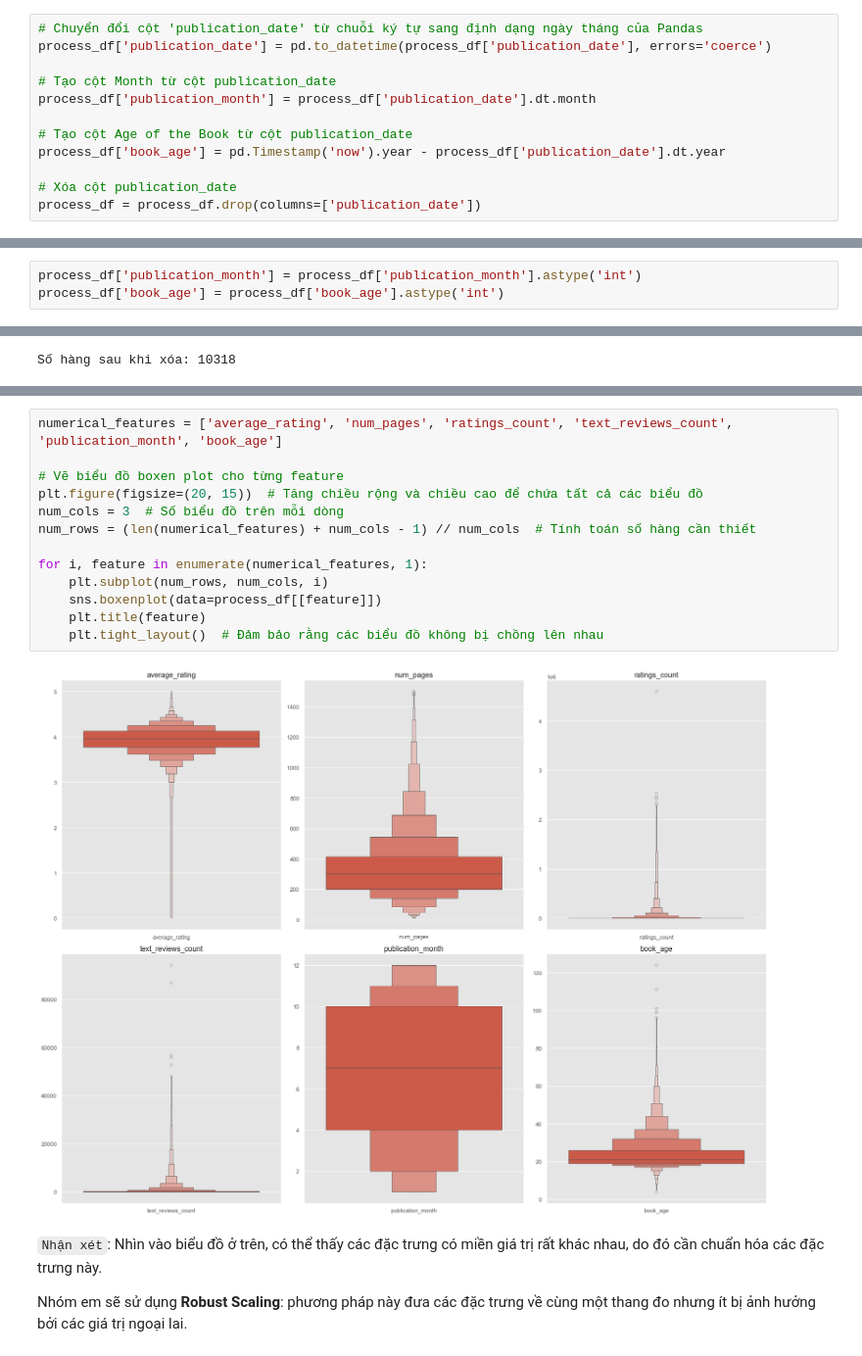
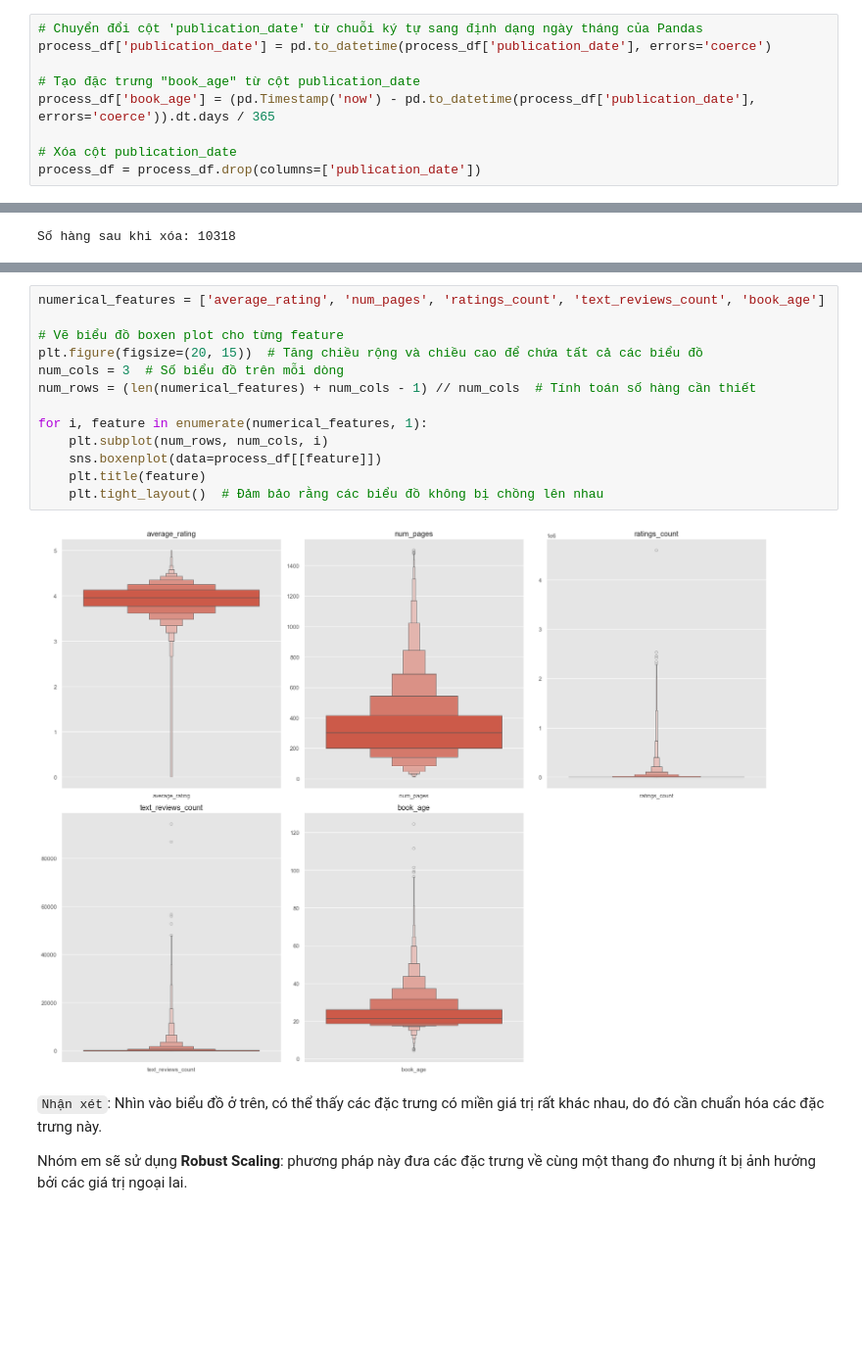
Before and after one commit to vuhuusy/recommender_system, a Jupyter notebook: book_recommendation.ipynb, the cells around one changed output, grey strips where cells are left out. Shown at 98% size. Drawn from its saved outputs; the diff is of its cells as text; blank space fills up the shorter version.

```diff
--- a/book_recommendation.ipynb
+++ b/book_recommendation.ipynb
@@ -563,11 +567,8 @@ Tạo ra đặc trưng mới từ cột `publication_date` là `publication_mont
 # Chuyển đổi cột 'publication_date' từ chuỗi ký tự sang định dạng ngày tháng của Pandas
 process_df['publication_date'] = pd.to_datetime(process_df['publication_date'], errors='coerce')
 
-# Tạo cột Month từ cột publication_date
-process_df['publication_month'] = process_df['publication_date'].dt.month
-
-# Tạo cột Age of the Book từ cột publication_date
-process_df['book_age'] = pd.Timestamp('now').year - process_df['publication_date'].dt.year
+# Tạo đặc trưng "book_age" từ cột publication_date
+process_df['book_age'] = (pd.Timestamp('now') - pd.to_datetime(process_df['publication_date'], errors='coerce')).dt.days / 365
 
 # Xóa cột publication_date
 process_df = process_df.drop(columns=['publication_date'])
@@ -615,6 +594,3 @@ memory usage: 823.0+ KB
-# %%
-process_df['publication_month'] = process_df['publication_month'].astype('int')
-process_df['book_age'] = process_df['book_age'].astype('int')
 # %%
 # Chỉ giữ lại tác giả chính
 process_df['main_author'] = process_df['authors'].apply(lambda x: x.split('/')[0])
@@ -648,18 +608,18 @@ process_df[numerical_features]
 # %%
-numerical_features = ['average_rating', 'num_pages', 'ratings_count', 'text_reviews_count', 'publication_month', 'book_age']
+numerical_features = ['average_rating', 'num_pages', 'ratings_count', 'text_reviews_count', 'book_age']
 
 # Vẽ biểu đồ boxen plot cho từng feature
 plt.figure(figsize=(20, 15))  # Tăng chiều rộng và chiều cao để chứa tất cả các biểu đồ
 num_cols = 3  # Số biểu đồ trên mỗi dòng
 num_rows = (len(numerical_features) + num_cols - 1) // num_cols  # Tính toán số hàng cần thiết
 
 for i, feature in enumerate(numerical_features, 1):
     plt.subplot(num_rows, num_cols, i)
     sns.boxenplot(data=process_df[[feature]])
     plt.title(feature)
     plt.tight_layout()  # Đảm bảo rằng các biểu đồ không bị chồng lên nhau
 # %% [output]
-[figure, old version]
+[figure, new version]
 # %% [markdown]
 `Nhận xét`: Nhìn vào biểu đồ ở trên, có thể thấy các đặc trưng có miền giá trị rất khác nhau, do đó cần chuẩn hóa các đặc trưng này.
 
```
Also changed, not shown: parts of 19 cells of this notebook.
